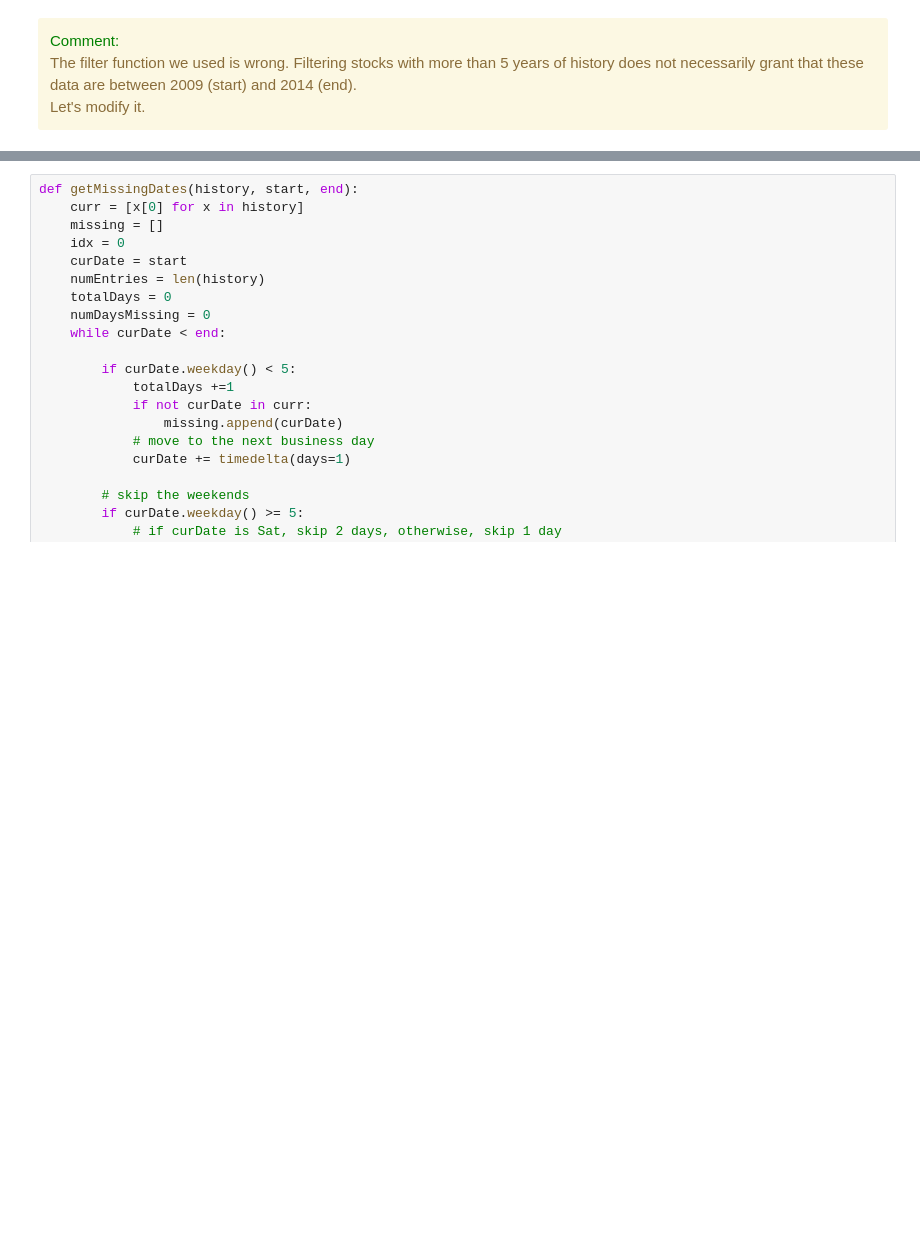
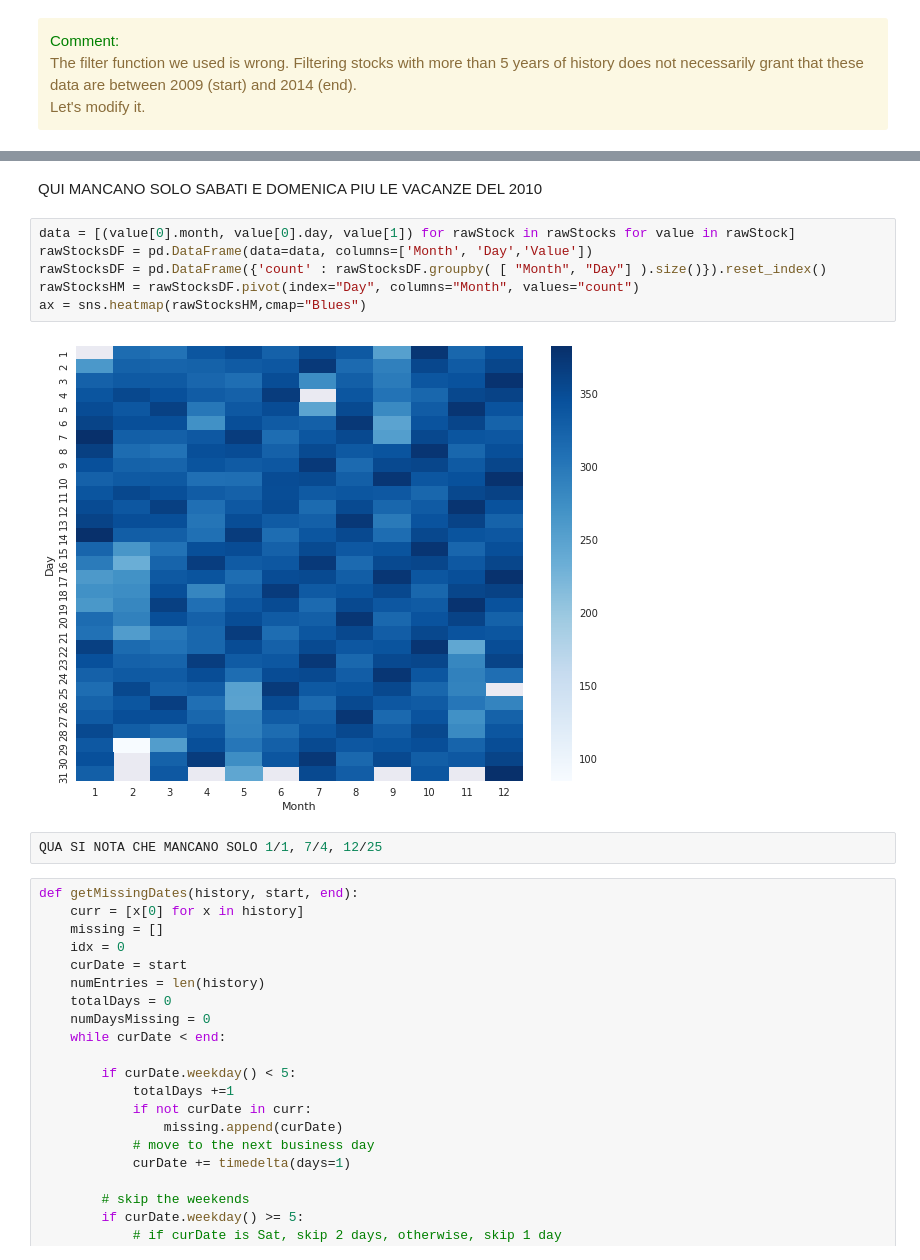
Before and after one commit to sgiammy/AML-course, a Jupyter notebook: MC/MC.ipynb, the cells around one changed output, grey strips where cells are left out. Saved outputs shown, nothing was run; the diff lists cells and outputs as text; blank space fills up the shorter version.

```diff
--- a/MC/MC.ipynb
+++ b/MC/MC.ipynb
@@ -793,3 +830,15 @@ Our approach is to try to analyse which are the missing dates.
+# %% [markdown]
+QUI MANCANO SOLO SABATI E DOMENICA PIU LE VACANZE DEL 2010
+# %%
+data = [(value[0].month, value[0].day, value[1]) for rawStock in rawStocks for value in rawStock]
+rawStocksDF = pd.DataFrame(data=data, columns=['Month', 'Day','Value'])
+rawStocksDF = pd.DataFrame({'count' : rawStocksDF.groupby( [ "Month", "Day"] ).size()}).reset_index()
+rawStocksHM = rawStocksDF.pivot(index="Day", columns="Month", values="count")
+ax = sns.heatmap(rawStocksHM,cmap="Blues")
+# %% [output]
+[figure, added]
+# %%
+QUA SI NOTA CHE MANCANO SOLO 1/1, 7/4, 12/25
 # %%
 def getMissingDates(history, start, end):
     curr = [x[0] for x in history]
```
Also changed, not shown: parts of 23 cells of this notebook.
